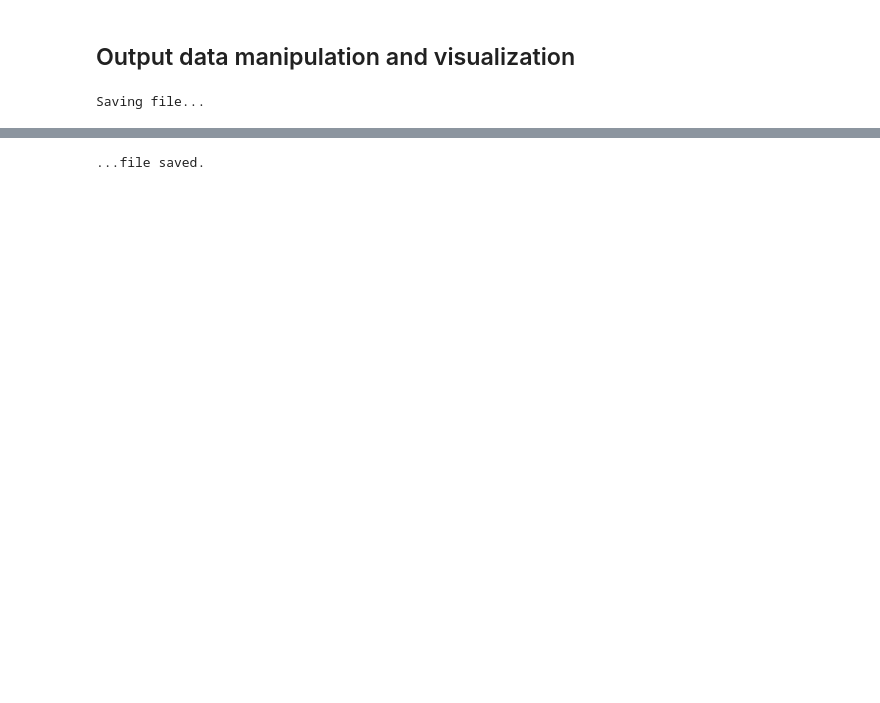
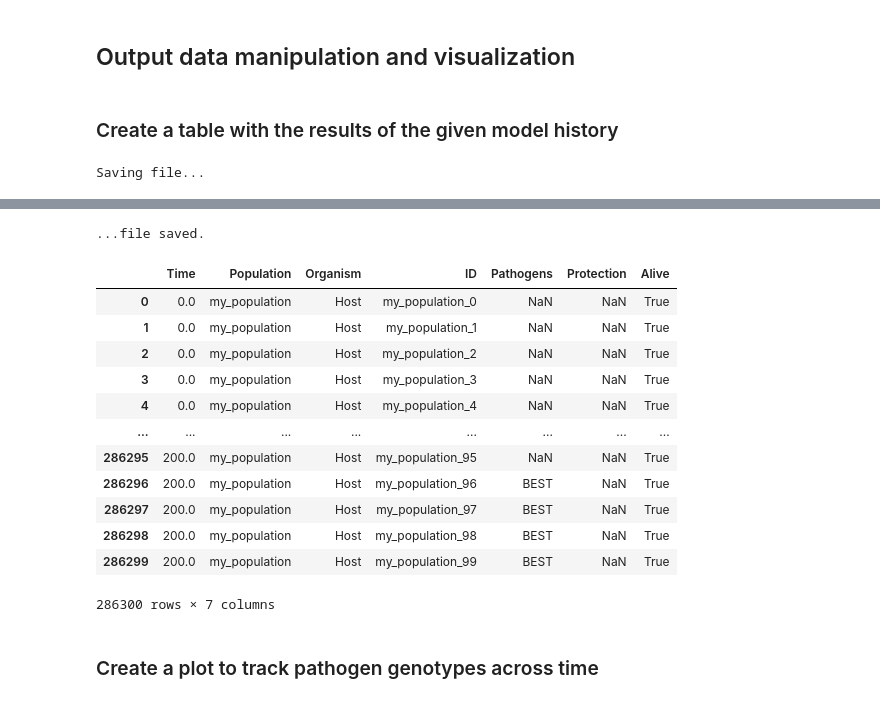
Before and after one commit to pablocarderam/opqua, a Jupyter notebook: examples/tutorials-jupyter/evolution/fitness_function.ipynb, the cells around one changed output, grey strips where cells are left out. Saved outputs shown, nothing was run; the diff lists cells and outputs as text; code cells hidden in the pictures; blank space fills up the shorter version.

```diff
--- a/examples/tutorials-jupyter/evolution/fitness_function.ipynb
+++ b/examples/tutorials-jupyter/evolution/fitness_function.ipynb
@@ -90,11 +99,15 @@ Simulating time: 200.33055535496393 END
 # %% [markdown]
 ## Output data manipulation and visualization
+# %% [markdown]
+### Create a table with the results of the given model history
 # %%
 data = model.saveToDataFrame(
         # Creates a pandas Dataframe in long format with the given model history,
         # with one host or vector per simulation time in each row
-    'fitness_function_mutation_example.csv' # file path and name to save model data
+    'fitness_function_mutation_example.csv'
+        # File path and name to save model data
     )
+data
 # %% [output]
 Saving file...
 [Parallel(n_jobs=8)]: Using backend LokyBackend with 8 concurrent workers.
@@ -117,4 +130,19 @@ Saving file...
 ...file saved.
+|  | Time | Population | Organism | ID | Pathogens | Protection | Alive |
+| 0 | 0.0 | my_population | Host | my_population_0 | NaN | NaN | True |
+| 1 | 0.0 | my_population | Host | my_population_1 | NaN | NaN | True |
+| 2 | 0.0 | my_population | Host | my_population_2 | NaN | NaN | True |
+| 3 | 0.0 | my_population | Host | my_population_3 | NaN | NaN | True |
+| 4 | 0.0 | my_population | Host | my_population_4 | NaN | NaN | True |
+| ... | ... | ... | ... | ... | ... | ... | ... |
+| 286295 | 200.0 | my_population | Host | my_population_95 | NaN | NaN | True |
+| 286296 | 200.0 | my_population | Host | my_population_96 | BEST | NaN | True |
+| 286297 | 200.0 | my_population | Host | my_population_97 | BEST | NaN | True |
+| 286298 | 200.0 | my_population | Host | my_population_98 | BEST | NaN | True |
+| 286299 | 200.0 | my_population | Host | my_population_99 | BEST | NaN | True |
+286300 rows × 7 columns
+# %% [markdown]
+### Create a plot to track pathogen genotypes across time
 # %%
 graph_composition = model.compositionPlot(
         # Create a plot to track pathogen genotypes across time
```
Also changed, not shown: parts of 23 cells of this notebook, 3 other files.
